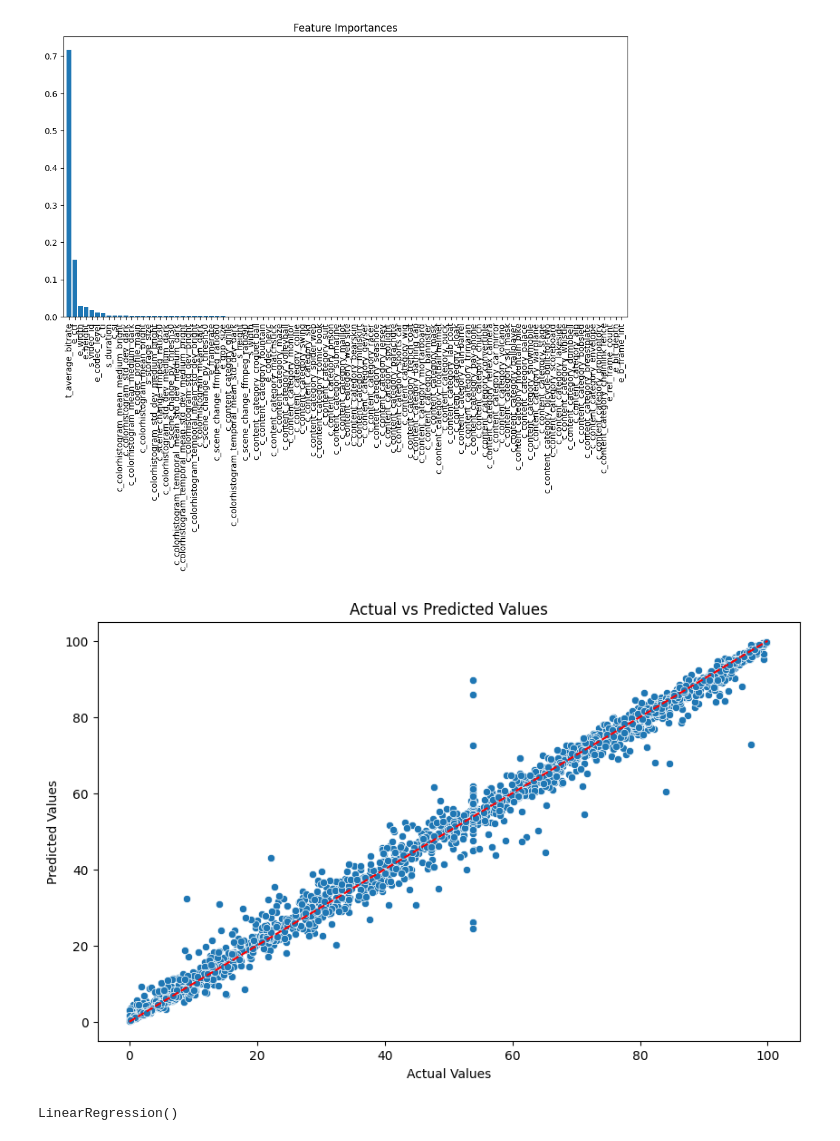
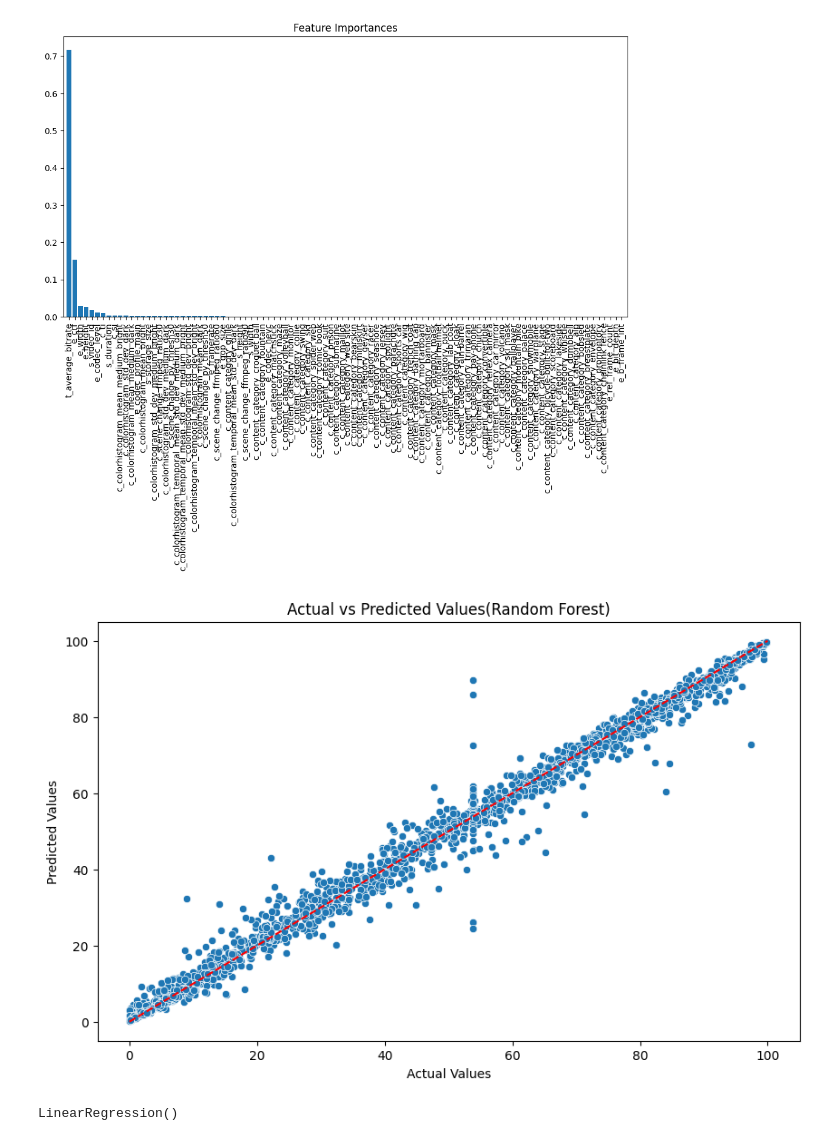
Before and after one commit to m17moud/Supervised-Learning, a Jupyter notebook: Video_data_set_Netflix_youtube(RF,DT,LR).ipynb, the cells around one changed output. Drawn from its saved outputs; the diff is of its cells as text; code cells hidden in the pictures.

```diff
--- a/Video_data_set_Netflix_youtube(RF,DT,LR).ipynb
+++ b/Video_data_set_Netflix_youtube(RF,DT,LR).ipynb
@@ -203,13 +192,13 @@ plt.show()
 # %%
 plt.figure(figsize=(10, 6))
 sns.scatterplot(x=y_test, y=y_pred)
 plt.plot([y.min(), y.max()], [y.min(), y.max()], 'r--')
 plt.xlabel("Actual Values")
 plt.ylabel("Predicted Values")
-plt.title("Actual vs Predicted Values")
+plt.title("Actual vs Predicted Values(Random Forest)")
 plt.show()
 # %% [output]
-[figure, old version]
+[figure, new version]
 # %%
 from sklearn.linear_model import LinearRegression
 from sklearn.tree import DecisionTreeRegressor
```
Also changed, not shown: parts of 3 cells of this notebook.
